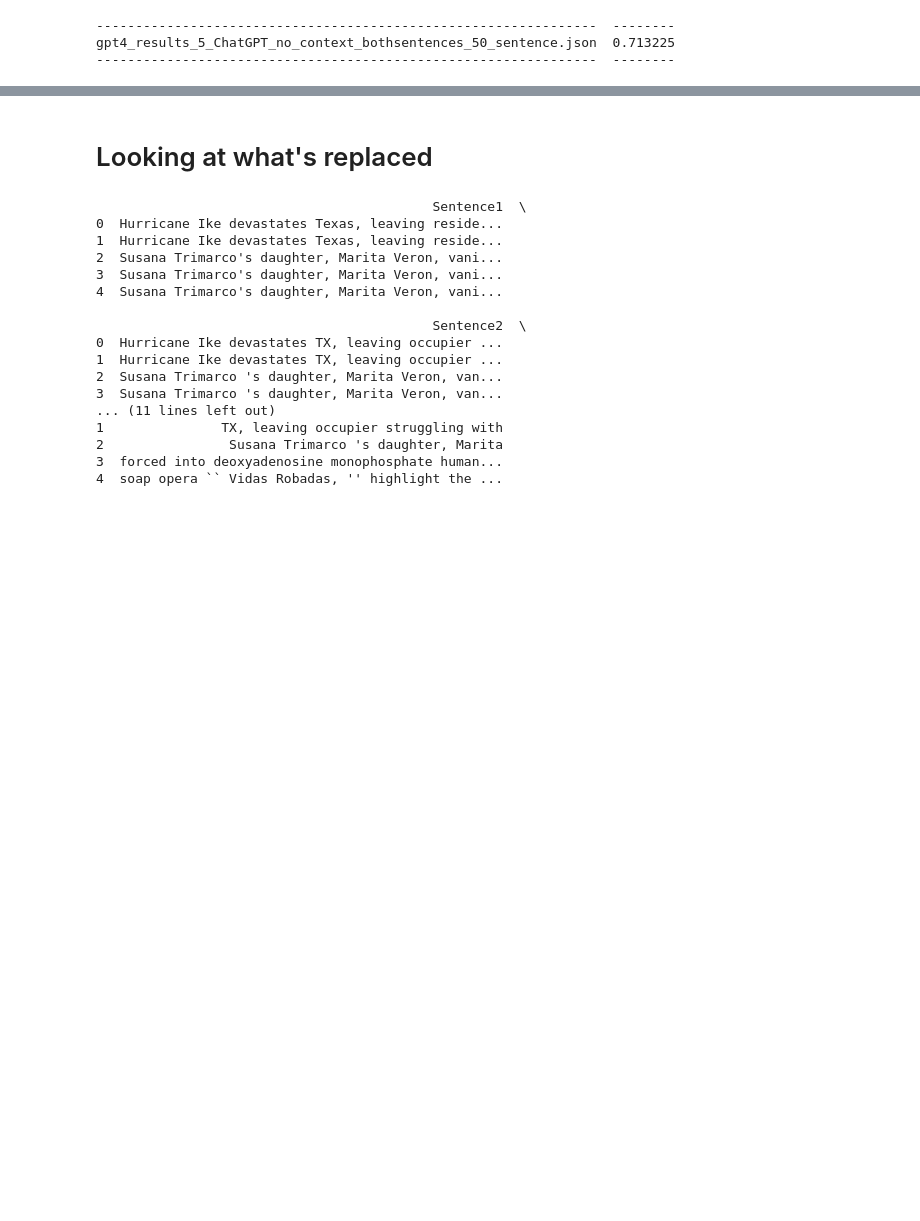
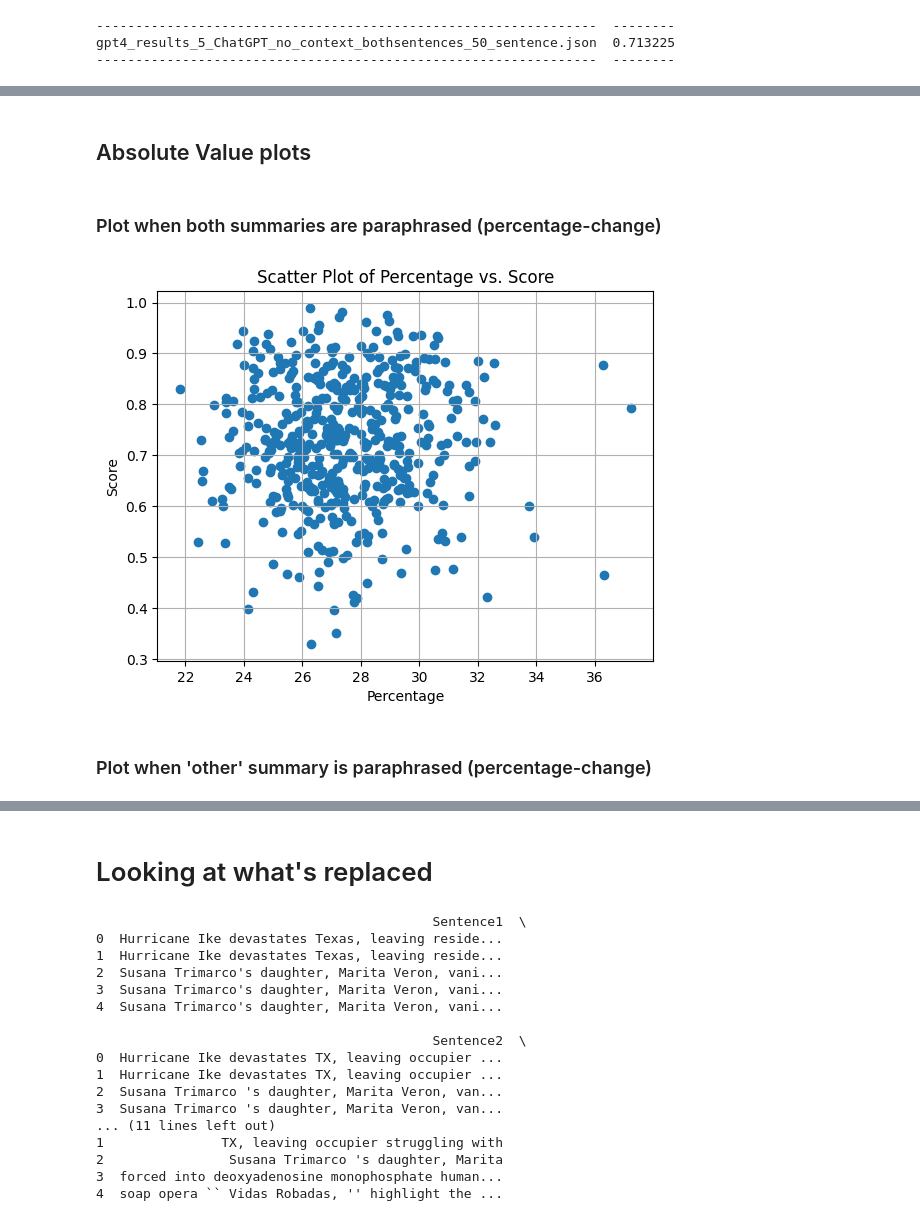
Before and after one commit to Taslim-M/self_recognition, a Jupyter notebook: analysis_mitigating_selfrecognition.ipynb, the cells around one changed output, grey strips where cells are left out. Cells and saved outputs as stored; diff of their text form; code cells hidden in the pictures; blank space fills up the shorter version.

Commit message:
Plots of percentage and length modification on self recogition

```diff
--- a/analysis_mitigating_selfrecognition.ipynb
+++ b/analysis_mitigating_selfrecognition.ipynb
@@ -76,7 +61,7 @@ for model in results_to_load:
 # %%
 # loading old results for compairson for the selected keys
 # all relevant keys
-keys_list = [d['key'] for d in cnn_results['gpt4_results_5_ChatGPT_no_context_50_sentence.json']]
+keys_list = [d['key'] for d in cnn_results['gpt4_results_gpt4_paraphrased.json']]
 keys_list = set(keys_list)
 
 # filter old results to keep only the 50 sentences
@@ -89,7 +74,7 @@ for d in old_result:
         filtered_list.append(d)
 
 print(len(filtered_list))
-print(len(cnn_results['gpt4_results_5_ChatGPT_no_context_50_sentence.json']))
+print(len(cnn_results['gpt4_results_gpt4_paraphrased.json']))
 
 # add to results
 cnn_results['gpt4'] = filtered_list
@@ -327,0 +130,6 @@ def plot_detection_score_vs_correlation(*results_dicts):
+# %% [markdown]
+## Absolute Value plots
+# %%
+file_name = "cnn_gpt4_modified_percentage.json"
+path = os.path.join("summaries","cnn",file_name)
+modified_percentages = load_from_json(path)
@@ -327,0 +195,36 @@ def plot_detection_score_vs_correlation(*results_dicts):
+# %% [markdown]
+### Plot when both summaries are paraphrased (percentage-change)
+# %%
+paraphrase_summary = defaultdict(lambda: {'paraphrase': 0, 'count': 0})
+
+for record in modified_percentages:
+    key = record['key']
+    paraphrase_summary[key]['paraphrase'] += record['paraphrase']
+    paraphrase_summary[key]['count'] += 1
+
+# Calculate the average and create a summarized list
+percentage_modified_both = [
+    {'key': key, 'paraphrase': score_info['paraphrase'] / score_info['count']}
+    for key, score_info in paraphrase_summary.items()
+]
+# %%
+# Convert lists to dictionaries for easy lookup by key
+percentage_dict = {item['key']: item['paraphrase'] for item in percentage_modified_both}
+score_dict = {item['key']: item['detection_score'] for item in summarized_data_gpt4_results_gpt4_paraphrased}
+
+# Extract common keys, and create lists for percentage and score values
+common_keys = set(percentage_dict.keys()) & set(score_dict.keys())
+percentages = [percentage_dict[key] for key in common_keys]
+scores = [score_dict[key] for key in common_keys]
+
+# Plot the scatter plot
+plt.scatter(percentages, scores)
+plt.xlabel('Percentage')
+plt.ylabel('Score')
+plt.title('Scatter Plot of Percentage vs. Score')
+plt.grid(True)
+plt.show()
+# %% [output]
+[figure, added]
+# %% [markdown]
+### Plot when 'other' summary is paraphrased (percentage-change)
```
Also changed, not shown: parts of 39 cells of this notebook, 3 other files.
